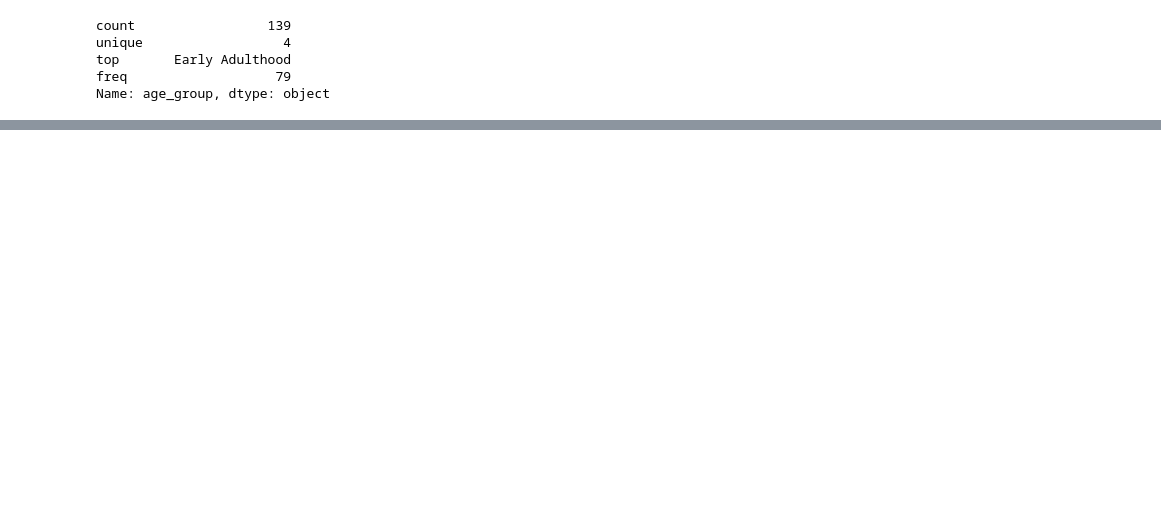
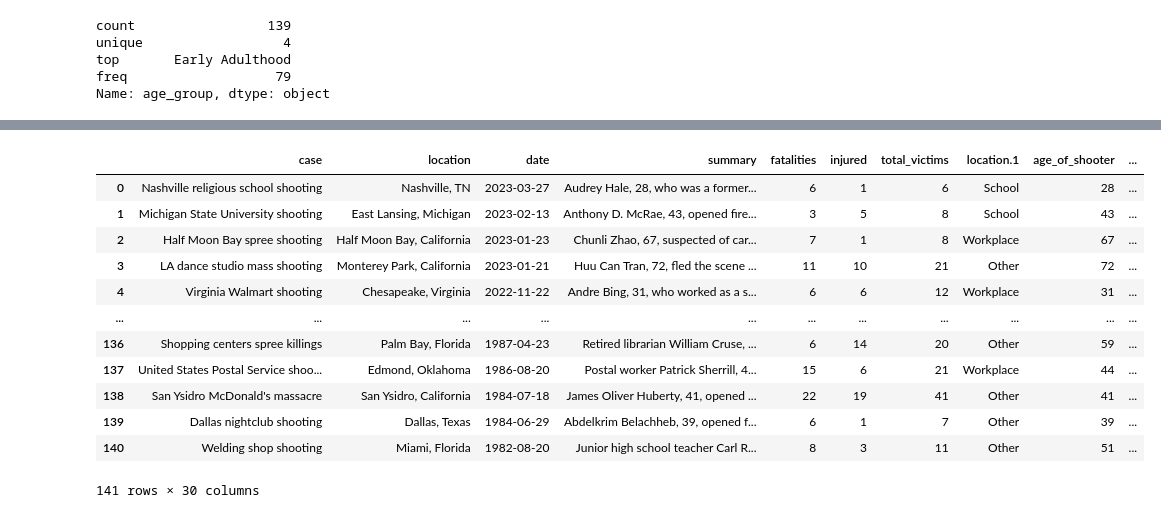
Before and after one commit to mijia08/Gun-Violence-Data, a Jupyter notebook: Gun_Data_Vis.ipynb, the cells around one changed output, grey strips where cells are left out. Drawn from its saved outputs; the diff is of its cells as text; code cells hidden in the pictures; blank space fills up the shorter version.

```diff
--- a/Gun_Data_Vis.ipynb
+++ b/Gun_Data_Vis.ipynb
@@ -156,0 +104,16 @@ Text(0.5, 1.0, 'National Cases')
+# %%
+gun_data
+# %% [output]
+|  | case | location | date | summary | fatalities | injured | total_victims | location.1 | age_of_shooter | ... |
+| 0 | Nashville religious school shooting | Nashville, TN | 2023-03-27 | Audrey Hale, 28, who was a former... | 6 | 1 | 6 | School | 28 | ... |
+| 1 | Michigan State University shooting | East Lansing, Michigan | 2023-02-13 | Anthony D. McRae, 43, opened fire... | 3 | 5 | 8 | School | 43 | ... |
+| 2 | Half Moon Bay spree shooting | Half Moon Bay, California | 2023-01-23 | Chunli Zhao, 67, suspected of car... | 7 | 1 | 8 | Workplace | 67 | ... |
+| 3 | LA dance studio mass shooting | Monterey Park, California | 2023-01-21 | Huu Can Tran, 72, fled the scene ... | 11 | 10 | 21 | Other | 72 | ... |
+| 4 | Virginia Walmart shooting | Chesapeake, Virginia | 2022-11-22 | Andre Bing, 31, who worked as a s... | 6 | 6 | 12 | Workplace | 31 | ... |
+| ... | ... | ... | ... | ... | ... | ... | ... | ... | ... | ... |
+| 136 | Shopping centers spree killings | Palm Bay, Florida | 1987-04-23 | Retired librarian William Cruse, ... | 6 | 14 | 20 | Other | 59 | ... |
+| 137 | United States Postal Service shoo... | Edmond, Oklahoma | 1986-08-20 | Postal worker Patrick Sherrill, 4... | 15 | 6 | 21 | Workplace | 44 | ... |
+| 138 | San Ysidro McDonald's massacre | San Ysidro, California | 1984-07-18 | James Oliver Huberty, 41, opened ... | 22 | 19 | 41 | Other | 41 | ... |
+| 139 | Dallas nightclub shooting | Dallas, Texas | 1984-06-29 | Abdelkrim Belachheb, 39, opened f... | 6 | 1 | 7 | Other | 39 | ... |
+| 140 | Welding shop shooting | Miami, Florida | 1982-08-20 | Junior high school teacher Carl R... | 8 | 3 | 11 | Other | 51 | ... |
+141 rows × 30 columns
```
Also changed, not shown: parts of 11 cells of this notebook, 4 other files.
